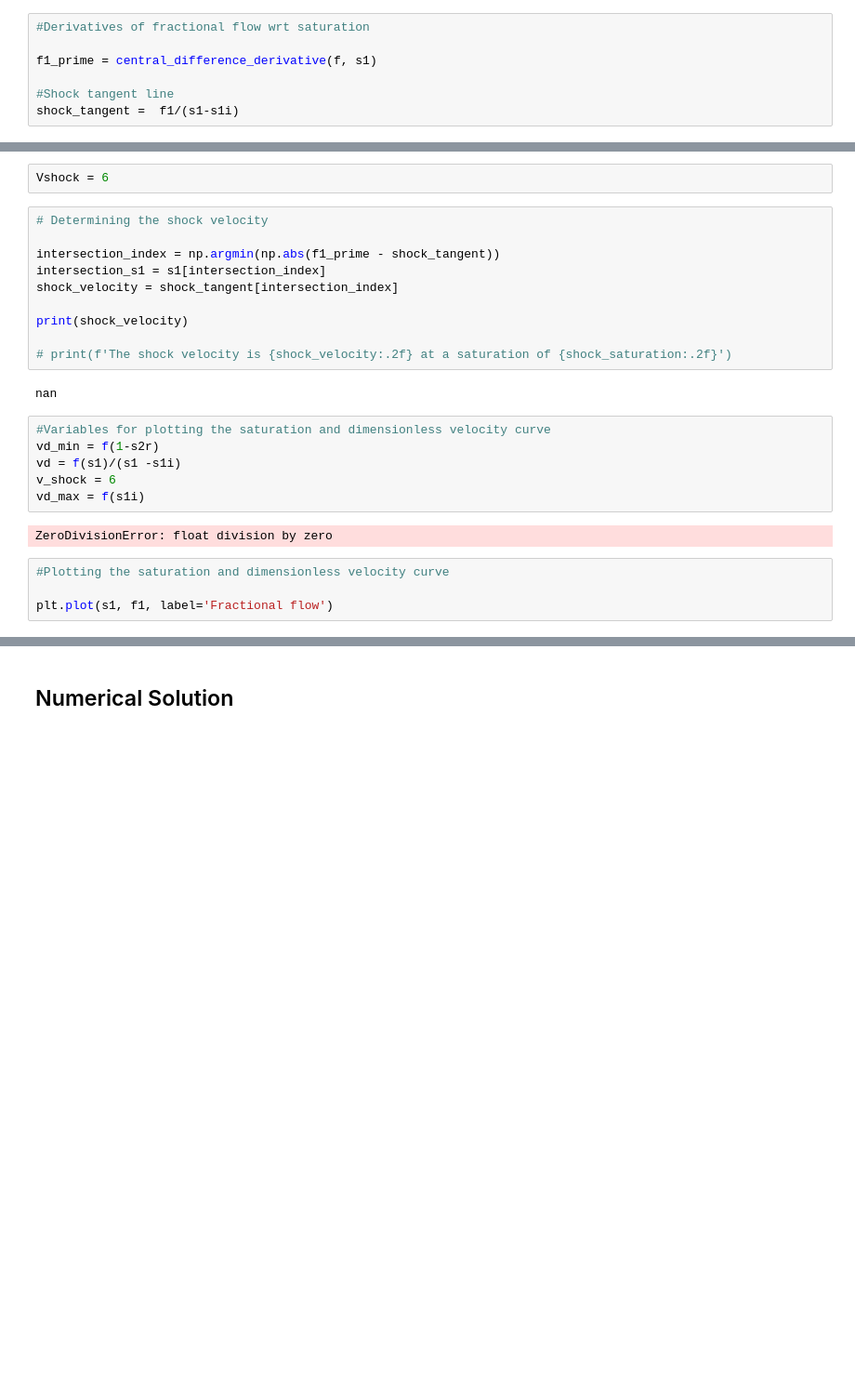
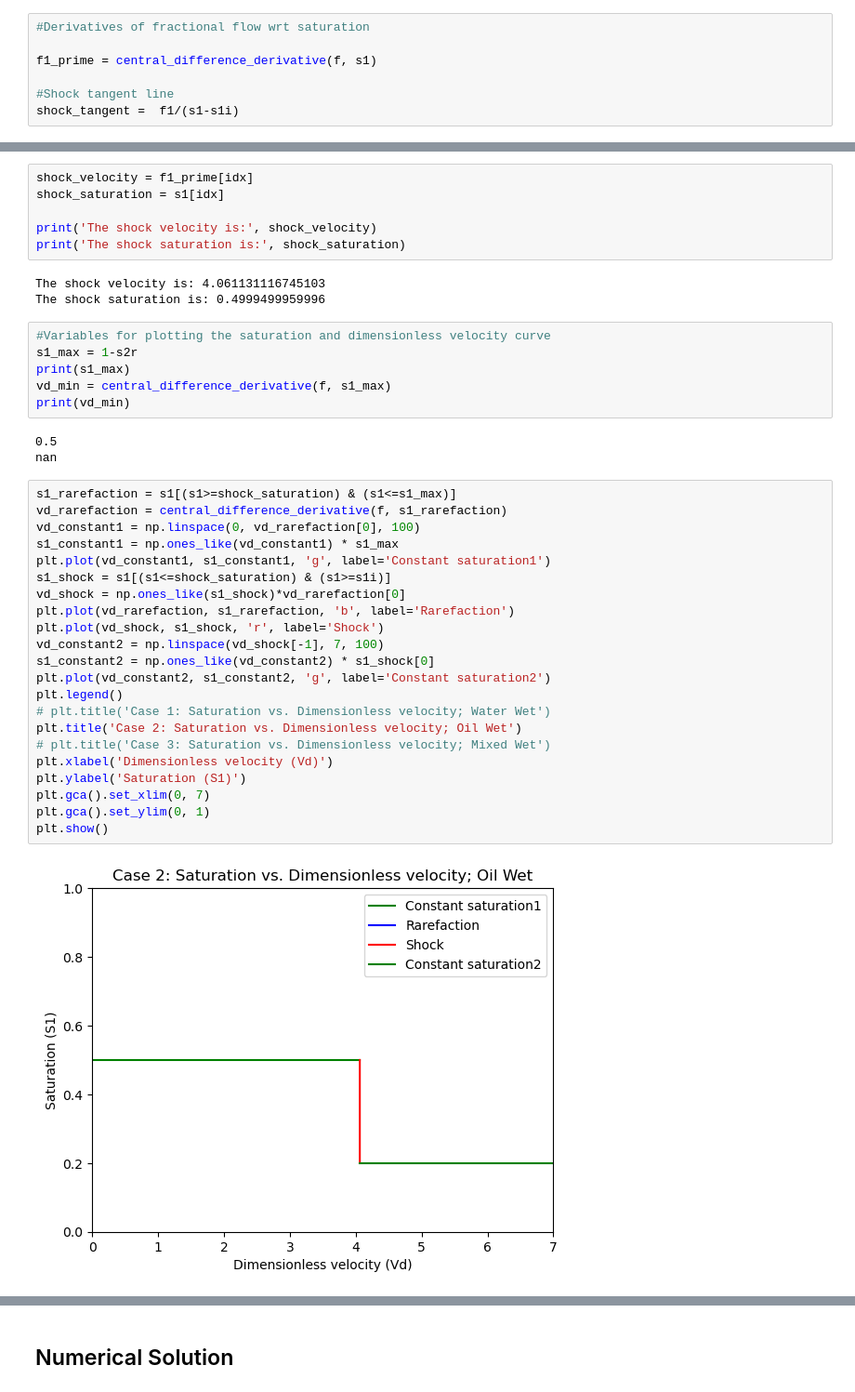
Before and after one commit to esemsc-peo23/GEMS2-Coding-Exercise, a Jupyter notebook: Solutions.ipynb, the cells around one changed output, grey strips where cells are left out. Shown at 93% size. Saved outputs shown, nothing was run; the diff lists cells and outputs as text; blank space fills up the shorter version.

```diff
--- a/Solutions.ipynb
+++ b/Solutions.ipynb
@@ -198,26 +208,42 @@ No intersection found within the given tolerance.
-# %%
-Vshock = 6
-# %%
-# Determining the shock velocity
-
-intersection_index = np.argmin(np.abs(f1_prime - shock_tangent))
-intersection_s1 = s1[intersection_index]
-shock_velocity = shock_tangent[intersection_index]
-
-print(shock_velocity)
-
-# print(f'The shock velocity is {shock_velocity:.2f} at a saturation of {shock_saturation:.2f}')
-# %% [output]
-nan
+# %%
+shock_velocity = f1_prime[idx]
+shock_saturation = s1[idx]
+
+print('The shock velocity is:', shock_velocity)
+print('The shock saturation is:', shock_saturation)
+# %% [output]
+The shock velocity is: 4.061131116745103
+The shock saturation is: 0.4999499959996
 # %%
 #Variables for plotting the saturation and dimensionless velocity curve
-vd_min = f(1-s2r)
-vd = f(s1)/(s1 -s1i)
-v_shock = 6
-vd_max = f(s1i)
+s1_max = 1-s2r
+print(s1_max)
+vd_min = central_difference_derivative(f, s1_max)
+print(vd_min)
 # %% [output]
-ZeroDivisionError: float division by zero
+0.5
+nan
-# %%
-#Plotting the saturation and dimensionless velocity curve
-
-plt.plot(s1, f1, label='Fractional flow')
+# %%
+s1_rarefaction = s1[(s1>=shock_saturation) & (s1<=s1_max)]
+vd_rarefaction = central_difference_derivative(f, s1_rarefaction)
+vd_constant1 = np.linspace(0, vd_rarefaction[0], 100)
+s1_constant1 = np.ones_like(vd_constant1) * s1_max
+plt.plot(vd_constant1, s1_constant1, 'g', label='Constant saturation1')
+s1_shock = s1[(s1<=shock_saturation) & (s1>=s1i)]
+vd_shock = np.ones_like(s1_shock)*vd_rarefaction[0]
+plt.plot(vd_rarefaction, s1_rarefaction, 'b', label='Rarefaction')
+plt.plot(vd_shock, s1_shock, 'r', label='Shock')
+vd_constant2 = np.linspace(vd_shock[-1], 7, 100)
+s1_constant2 = np.ones_like(vd_constant2) * s1_shock[0]
+plt.plot(vd_constant2, s1_constant2, 'g', label='Constant saturation2')
+plt.legend()
+# plt.title('Case 1: Saturation vs. Dimensionless velocity; Water Wet')
+plt.title('Case 2: Saturation vs. Dimensionless velocity; Oil Wet')
+# plt.title('Case 3: Saturation vs. Dimensionless velocity; Mixed Wet')
+plt.xlabel('Dimensionless velocity (Vd)')
+plt.ylabel('Saturation (S1)')
+plt.gca().set_xlim(0, 7)
+plt.gca().set_ylim(0, 1)
+plt.show()
+# %% [output]
+[figure, added]
```
Also changed, not shown: parts of 14 cells of this notebook.
